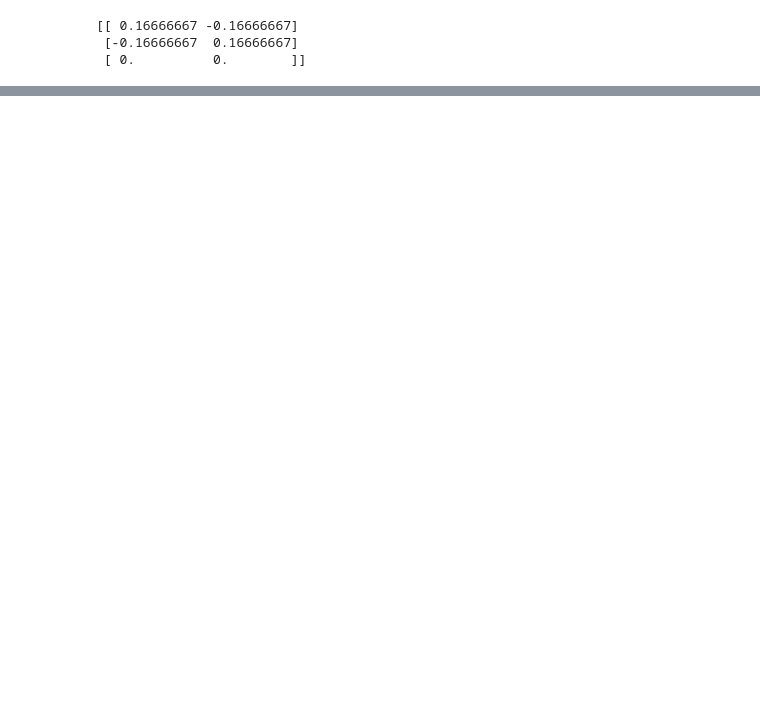
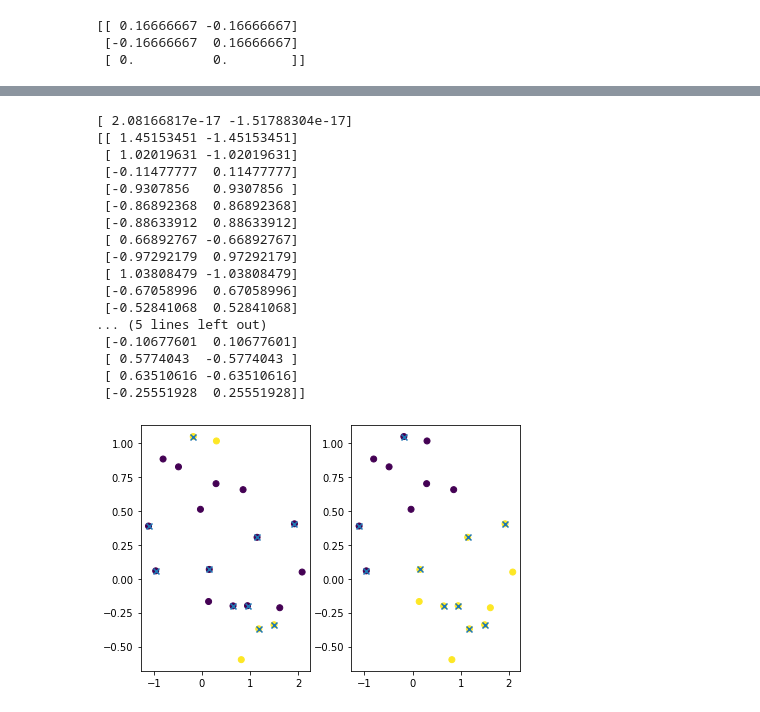
Before and after one commit to gstamatiou/optimal-classification, a Jupyter notebook: ppoison.ipynb, the cells around one changed output, grey strips where cells are left out. Saved outputs shown, nothing was run; the diff lists cells and outputs as text; code cells hidden in the pictures; blank space fills up the shorter version.

```diff
--- a/ppoison.ipynb
+++ b/ppoison.ipynb
@@ -185,0 +263,51 @@ Accuracy: 100.00%
+# %%
+n = 20
+k = 2
+
+X,labels = datasets.make_moons(n_samples=n,noise=0.1)
+W = gl.weightmatrix.knn(X,10).toarray()
+
+train_ind = gl.trainsets.generate(labels, rate=5)
+train_labels = labels[train_ind]
+m = train_ind.size
+
+y = np.zeros((m, k))
+for i in range(train_ind.size):
+    y[i] = euclidean_basis(train_labels[i], k)
+
+u = gradient_ppoisson(W, train_ind, y, p = 2)
+pred_labels = predict(u)
+
+fig, ax = plt.subplots(ncols = 2)
+fig.tight_layout()
+
+ax[0].scatter(X[:,0],X[:,1], c=pred_labels)
+ax[0].scatter(X[train_ind,0],X[train_ind,1], marker='x')
+
+train_labels = labels[train_ind]
+
+model = gl.ssl.poisson(W, solver='gradient_descent')
+u = model.fit(train_ind, train_labels)
+pred_labels = predict(u)
+ax[1].scatter(X[:,0],X[:,1], c=pred_labels)
+ax[1].scatter(X[train_ind,0],X[train_ind,1], marker='x')
+plt.show()
+# %% [output]
+[ 2.08166817e-17 -1.51788304e-17]
+[[ 1.45153451 -1.45153451]
+ [ 1.02019631 -1.02019631]
+ [-0.11477777  0.11477777]
+ [-0.9307856   0.9307856 ]
+ [-0.86892368  0.86892368]
+ [-0.88633912  0.88633912]
+ [ 0.66892767 -0.66892767]
+ [-0.97292179  0.97292179]
+ [ 1.03808479 -1.03808479]
+ [-0.67058996  0.67058996]
+ [-0.52841068  0.52841068]
+... (5 lines left out)
+ [-0.10677601  0.10677601]
+ [ 0.5774043  -0.5774043 ]
+ [ 0.63510616 -0.63510616]
+ [-0.25551928  0.25551928]]
+[figure, added]
```
Also changed, not shown: parts of 8 cells of this notebook.
